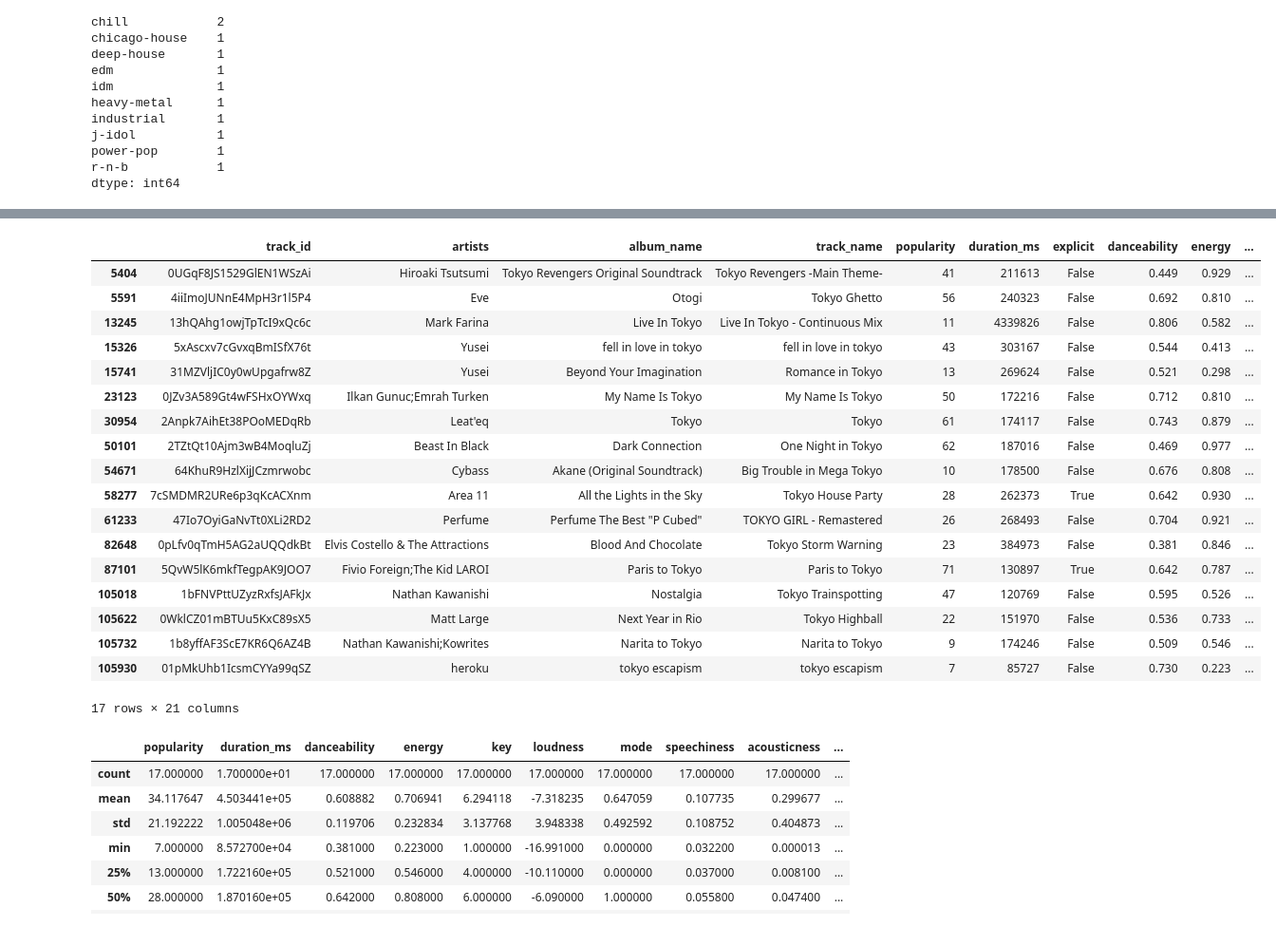
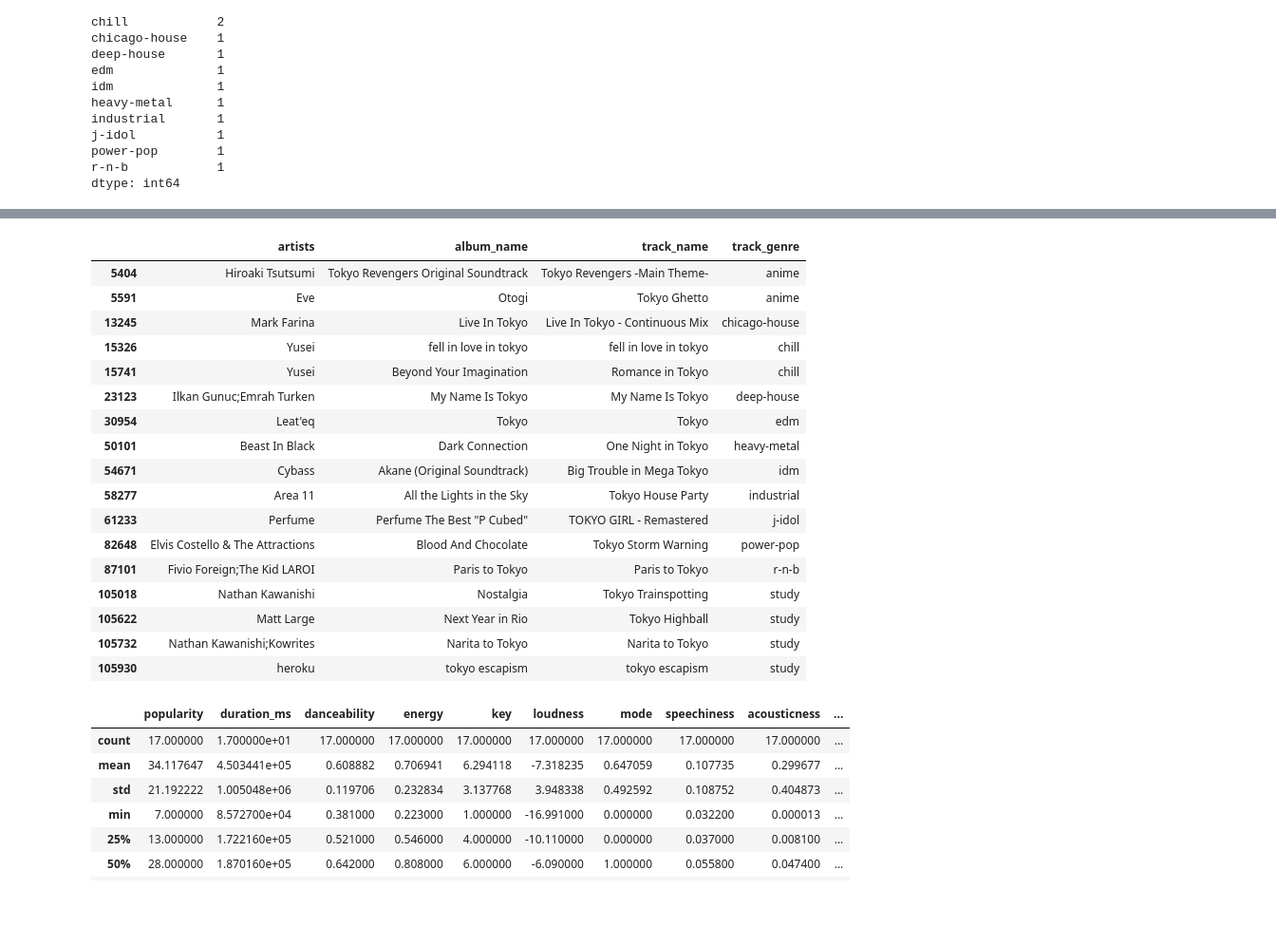
Before and after one commit to japanj/song-and-city, a Jupyter notebook: song_and_city.ipynb, the cells around one changed output, grey strips where cells are left out. Shown at 95% size. Drawn from its saved outputs; the diff is of its cells as text; code cells hidden in the pictures.

```diff
--- a/song_and_city.ipynb
+++ b/song_and_city.ipynb
@@ -293,7 +293,8 @@ matched_songs = matched_songs[~((matched_songs['track_id']=='3VuC6fpot8GhWsVdhXg
                                 (matched_songs['track_id']=='4LgWrfYiwdstak9a4i6DZw') |
                                 (matched_songs['track_id']=='6qNY8xr8GNcvskh5GkVS7b') |
                                 (matched_songs['track_id']=='2U0BLmYoSESYOdwMxW2yA9') |
-                                (matched_songs['track_id']=='4xmkpE1Si5JL7NFxWrhV0S'))]
+                                (matched_songs['track_id']=='4xmkpE1Si5JL7NFxWrhV0S') |
+                                (matched_songs['track_id']=='4FWV2FO6fFRhSyAvbHoEcj'))]
 # %%
 matched_songs = matched_songs.drop(columns=['Unnamed: 0'])
 # %% [markdown]
@@ -377,25 +389,24 @@ dtype: int64
 # %%
-matched_songs[matched_songs['matched_city'] == 'Tokyo']
+matched_songs[matched_songs['matched_city'] == 'Tokyo'][['artists', 'album_name', 'track_name', 'track_genre']]
 # %% [output]
-|  | track_id | artists | album_name | track_name | popularity | duration_ms | explicit | danceability | energy | ... |
-| 5404 | 0UGqF8JS1529GlEN1WSzAi | Hiroaki Tsutsumi | Tokyo Revengers Original Soundtrack | Tokyo Revengers -Main Theme- | 41 | 211613 | False | 0.449 | 0.929 | ... |
-| 5591 | 4iiImoJUNnE4MpH3r1l5P4 | Eve | Otogi | Tokyo Ghetto | 56 | 240323 | False | 0.692 | 0.810 | ... |
-| 13245 | 13hQAhg1owjTpTcI9xQc6c | Mark Farina | Live In Tokyo | Live In Tokyo - Continuous Mix | 11 | 4339826 | False | 0.806 | 0.582 | ... |
-| 15326 | 5xAscxv7cGvxqBmISfX76t | Yusei | fell in love in tokyo | fell in love in tokyo | 43 | 303167 | False | 0.544 | 0.413 | ... |
-| 15741 | 31MZVljIC0y0wUpgafrw8Z | Yusei | Beyond Your Imagination | Romance in Tokyo | 13 | 269624 | False | 0.521 | 0.298 | ... |
-| 23123 | 0JZv3A589Gt4wFSHxOYWxq | Ilkan Gunuc;Emrah Turken | My Name Is Tokyo | My Name Is Tokyo | 50 | 172216 | False | 0.712 | 0.810 | ... |
-| 30954 | 2Anpk7AihEt38POoMEDqRb | Leat'eq | Tokyo | Tokyo | 61 | 174117 | False | 0.743 | 0.879 | ... |
-| 50101 | 2TZtQt10Ajm3wB4MoqluZj | Beast In Black | Dark Connection | One Night in Tokyo | 62 | 187016 | False | 0.469 | 0.977 | ... |
-| 54671 | 64KhuR9HzlXijJCzmrwobc | Cybass | Akane (Original Soundtrack) | Big Trouble in Mega Tokyo | 10 | 178500 | False | 0.676 | 0.808 | ... |
-| 58277 | 7cSMDMR2URe6p3qKcACXnm | Area 11 | All the Lights in the Sky | Tokyo House Party | 28 | 262373 | True | 0.642 | 0.930 | ... |
-| 61233 | 47Io7OyiGaNvTt0XLi2RD2 | Perfume | Perfume The Best "P Cubed" | TOKYO GIRL - Remastered | 26 | 268493 | False | 0.704 | 0.921 | ... |
-| 82648 | 0pLfv0qTmH5AG2aUQQdkBt | Elvis Costello & The Attractions | Blood And Chocolate | Tokyo Storm Warning | 23 | 384973 | False | 0.381 | 0.846 | ... |
-| 87101 | 5QvW5lK6mkfTegpAK9JOO7 | Fivio Foreign;The Kid LAROI | Paris to Tokyo | Paris to Tokyo | 71 | 130897 | True | 0.642 | 0.787 | ... |
-| 105018 | 1bFNVPttUZyzRxfsJAFkJx | Nathan Kawanishi | Nostalgia | Tokyo Trainspotting | 47 | 120769 | False | 0.595 | 0.526 | ... |
-| 105622 | 0WklCZ01mBTUu5KxC89sX5 | Matt Large | Next Year in Rio | Tokyo Highball | 22 | 151970 | False | 0.536 | 0.733 | ... |
-| 105732 | 1b8yffAF3ScE7KR6Q6AZ4B | Nathan Kawanishi;Kowrites | Narita to Tokyo | Narita to Tokyo | 9 | 174246 | False | 0.509 | 0.546 | ... |
-| 105930 | 01pMkUhb1IcsmCYYa99qSZ | heroku | tokyo escapism | tokyo escapism | 7 | 85727 | False | 0.730 | 0.223 | ... |
+|  | artists | album_name | track_name | track_genre |
+| 5404 | Hiroaki Tsutsumi | Tokyo Revengers Original Soundtrack | Tokyo Revengers -Main Theme- | anime |
+| 5591 | Eve | Otogi | Tokyo Ghetto | anime |
+| 13245 | Mark Farina | Live In Tokyo | Live In Tokyo - Continuous Mix | chicago-house |
+| 15326 | Yusei | fell in love in tokyo | fell in love in tokyo | chill |
+| 15741 | Yusei | Beyond Your Imagination | Romance in Tokyo | chill |
+| 23123 | Ilkan Gunuc;Emrah Turken | My Name Is Tokyo | My Name Is Tokyo | deep-house |
+| 30954 | Leat'eq | Tokyo | Tokyo | edm |
+| 50101 | Beast In Black | Dark Connection | One Night in Tokyo | heavy-metal |
+| 54671 | Cybass | Akane (Original Soundtrack) | Big Trouble in Mega Tokyo | idm |
+| 58277 | Area 11 | All the Lights in the Sky | Tokyo House Party | industrial |
+| 61233 | Perfume | Perfume The Best "P Cubed" | TOKYO GIRL - Remastered | j-idol |
+| 82648 | Elvis Costello & The Attractions | Blood And Chocolate | Tokyo Storm Warning | power-pop |
+| 87101 | Fivio Foreign;The Kid LAROI | Paris to Tokyo | Paris to Tokyo | r-n-b |
+| 105018 | Nathan Kawanishi | Nostalgia | Tokyo Trainspotting | study |
+| 105622 | Matt Large | Next Year in Rio | Tokyo Highball | study |
+| 105732 | Nathan Kawanishi;Kowrites | Narita to Tokyo | Narita to Tokyo | study |
+| 105930 | heroku | tokyo escapism | tokyo escapism | study |
-17 rows × 21 columns
 # %%
 matched_songs[(matched_songs['matched_city'] == 'Tokyo')].describe()
 # %% [output]
```
Also changed, not shown: parts of 17 cells of this notebook, 13 other files.
